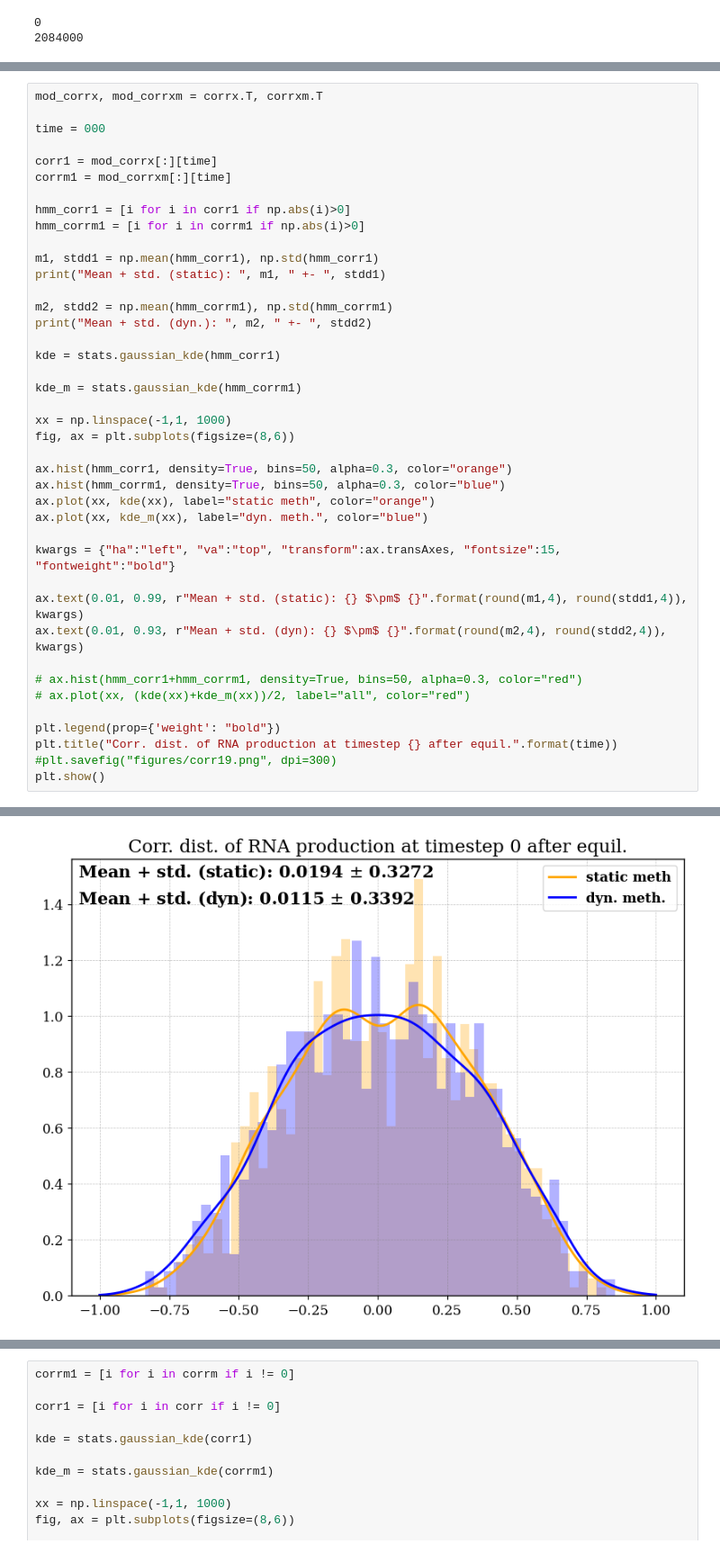
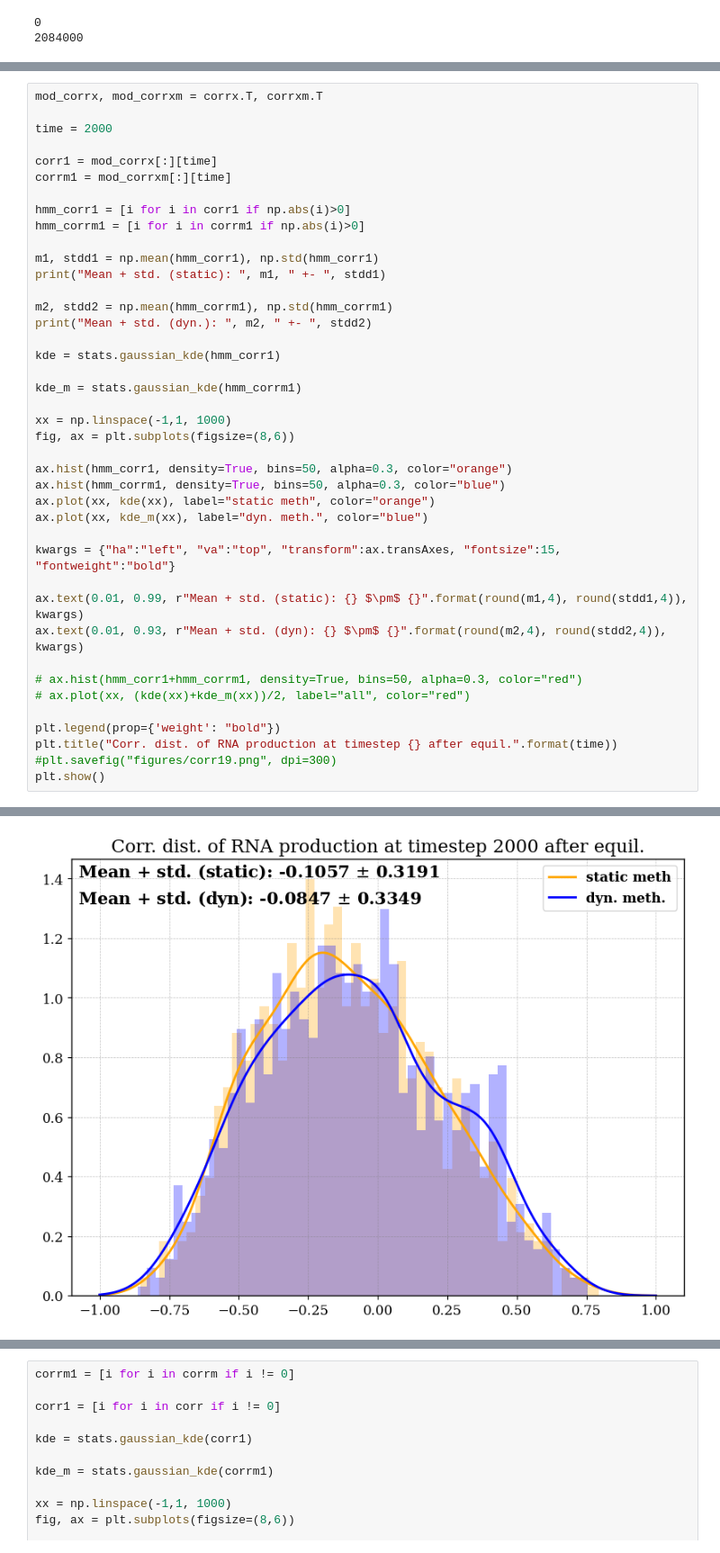
Before and after one commit to RicemanBoy/trafficRNA, a Jupyter notebook: trafficRNA.ipynb, the cells around one changed output, grey strips where cells are left out. Shown at 90% size. Drawn from its saved outputs; the diff is of its cells as text.

```diff
--- a/trafficRNA.ipynb
+++ b/trafficRNA.ipynb
@@ -93,7 +96,7 @@ plt.show()
 # %%
 mod_corrx, mod_corrxm = corrx.T, corrxm.T
 
-time = 000
+time = 2000
 
 corr1 = mod_corrx[:][time]
 corrm1 = mod_corrxm[:][time]
@@ -137 +140 @@ Mean + std. (dyn.):  0.011478388044431537  +-  0.3392009482089727
-[figure, old version]
+[figure, new version]
```
Also changed, not shown: parts of 5 cells of this notebook, 4 other files.
